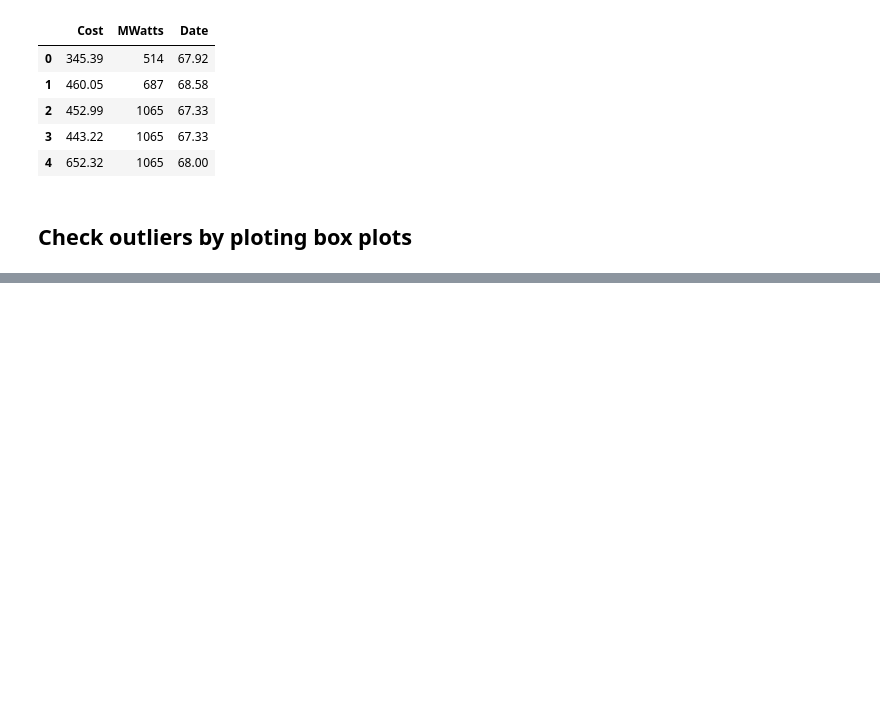
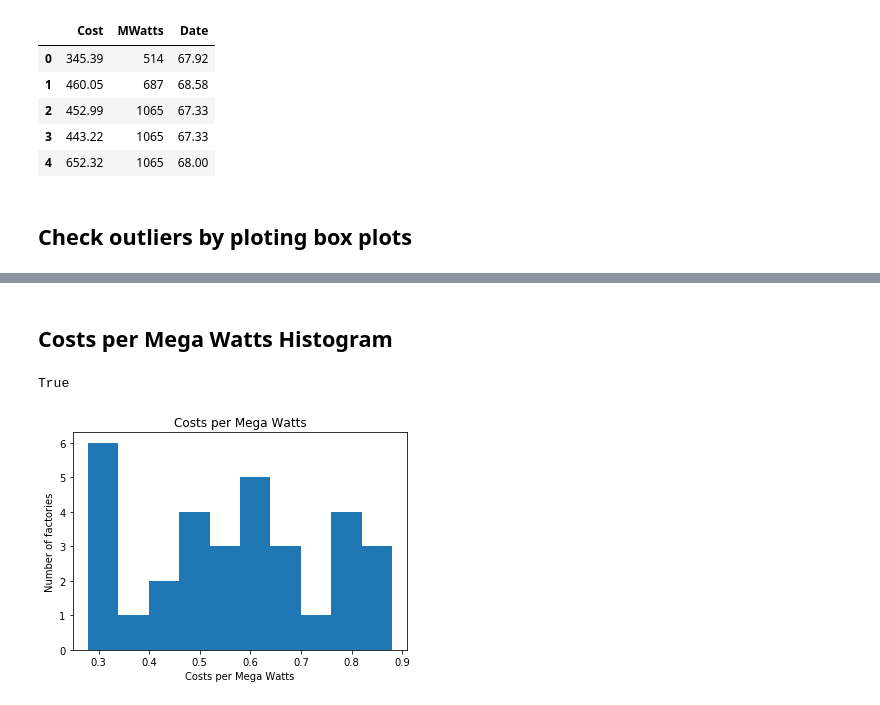
Before and after one commit to int0thewind/CS-361-Coding, a Jupyter notebook: Homework 1.ipynb, the cells around one changed output, grey strips where cells are left out. Drawn from its saved outputs; the diff is of its cells as text; code cells hidden in the pictures; blank space fills up the shorter version.

```diff
--- a/Homework 1.ipynb
+++ b/Homework 1.ipynb
@@ -69,0 +52,12 @@ ax3.boxplot(data11_date)
+# %% [markdown]
+## Costs per Mega Watts Histogram
+# %%
+plt.hist(costs_per_MWatts)
+plt.title("Costs per Mega Watts")
+plt.xlabel("Costs per Mega Watts")
+plt.ylabel("Number of factories")
+plt.savefig("1.11 Costs per Mega Watts histogram.png")
+print(statistics.mean(costs_per_MWatts) <= statistics.median(costs_per_MWatts))
+# %% [output]
+True
+[figure, added]
```
Also changed, not shown: parts of 11 cells of this notebook, 5 other files.
